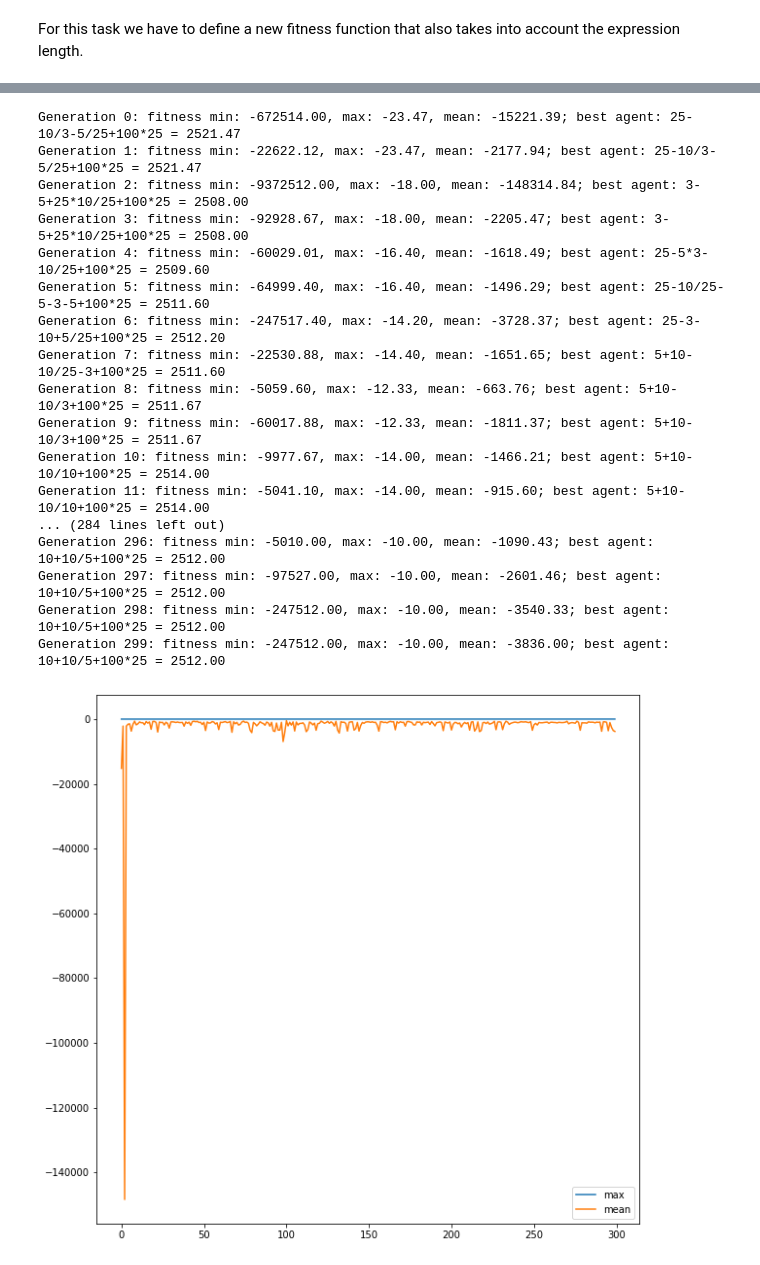
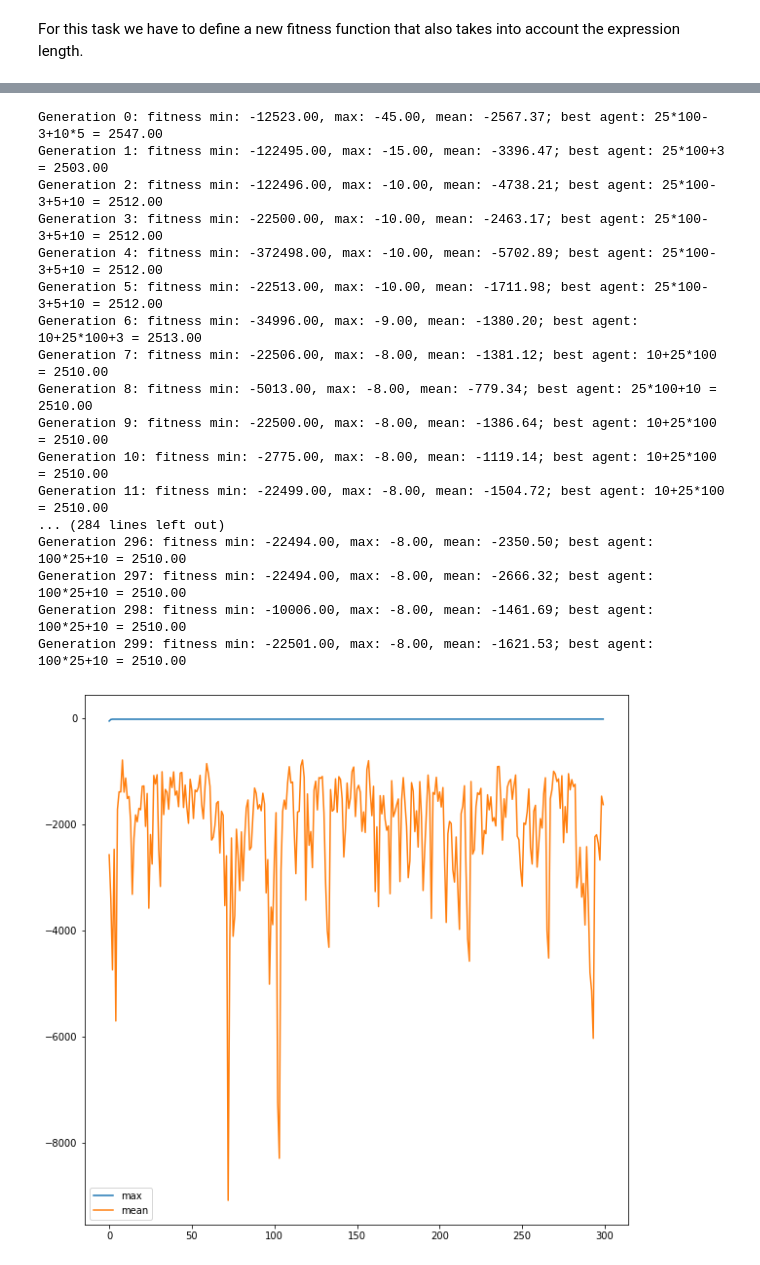
Before and after one commit to njezersek/Inteligent-Systems-assignment1, a Jupyter notebook: assignment.ipynb, the cells around one changed output, grey strips where cells are left out. Saved outputs shown, nothing was run; the diff lists cells and outputs as text; code cells hidden in the pictures.

```diff
--- a/assignment.ipynb
+++ b/assignment.ipynb
@@ -646,7 +646,7 @@ population = [generate_agent() for _ in range(population_size)]
 _ = evolve(
     population,
     fitness_length,
-    select_best_agents,
+    select_best_plus_random,
     crossover,
     mutation,
     fitness_threshold=10000.00,
@@ -674,31 +673,31 @@ def fitness_length_2(agent):
 # %%
 population = [generate_agent() for _ in range(population_size)]
 _ = evolve(
     population,
     fitness_length_2,
-    select_best_agents,
+    select_best_plus_random,
     crossover,
     mutation,
-    fitness_threshold=-8,
+    fitness_threshold=0,
     mutation_probability=0.4, survival_probability=0.2, max_iterations=300,
     verbose=True, keep_best=False, plot=True
 )
 # %% [output]
-Generation 0: fitness min: -672514.00, max: -23.47, mean: -15221.39; best agent: 25-10/3-5/25+100*25 = 2521.47
-Generation 1: fitness min: -22622.12, max: -23.47, mean: -2177.94; best agent: 25-10/3-5/25+100*25 = 2521.47
-Generation 2: fitness min: -9372512.00, max: -18.00, mean: -148314.84; best agent: 3-5+25*10/25+100*25 = 2508.00
-Generation 3: fitness min: -92928.67, max: -18.00, mean: -2205.47; best agent: 3-5+25*10/25+100*25 = 2508.00
-Generation 4: fitness min: -60029.01, max: -16.40, mean: -1618.49; best agent: 25-5*3-10/25+100*25 = 2509.60
-Generation 5: fitness min: -64999.40, max: -16.40, mean: -1496.29; best agent: 25-10/25-5-3-5+100*25 = 2511.60
-Generation 6: fitness min: -247517.40, max: -14.20, mean: -3728.37; best agent: 25-3-10+5/25+100*25 = 2512.20
-Generation 7: fitness min: -22530.88, max: -14.40, mean: -1651.65; best agent: 5+10-10/25-3+100*25 = 2511.60
-Generation 8: fitness min: -5059.60, max: -12.33, mean: -663.76; best agent: 5+10-10/3+100*25 = 2511.67
-Generation 9: fitness min: -60017.88, max: -12.33, mean: -1811.37; best agent: 5+10-10/3+100*25 = 2511.67
-Generation 10: fitness min: -9977.67, max: -14.00, mean: -1466.21; best agent: 5+10-10/10+100*25 = 2514.00
-Generation 11: fitness min: -5041.10, max: -14.00, mean: -915.60; best agent: 5+10-10/10+100*25 = 2514.00
+Generation 0: fitness min: -12523.00, max: -45.00, mean: -2567.37; best agent: 25*100-3+10*5 = 2547.00
+Generation 1: fitness min: -122495.00, max: -15.00, mean: -3396.47; best agent: 25*100+3 = 2503.00
+Generation 2: fitness min: -122496.00, max: -10.00, mean: -4738.21; best agent: 25*100-3+5+10 = 2512.00
+Generation 3: fitness min: -22500.00, max: -10.00, mean: -2463.17; best agent: 25*100-3+5+10 = 2512.00
+Generation 4: fitness min: -372498.00, max: -10.00, mean: -5702.89; best agent: 25*100-3+5+10 = 2512.00
+Generation 5: fitness min: -22513.00, max: -10.00, mean: -1711.98; best agent: 25*100-3+5+10 = 2512.00
+Generation 6: fitness min: -34996.00, max: -9.00, mean: -1380.20; best agent: 10+25*100+3 = 2513.00
+Generation 7: fitness min: -22506.00, max: -8.00, mean: -1381.12; best agent: 10+25*100 = 2510.00
+Generation 8: fitness min: -5013.00, max: -8.00, mean: -779.34; best agent: 25*100+10 = 2510.00
+Generation 9: fitness min: -22500.00, max: -8.00, mean: -1386.64; best agent: 10+25*100 = 2510.00
+Generation 10: fitness min: -2775.00, max: -8.00, mean: -1119.14; best agent: 10+25*100 = 2510.00
+Generation 11: fitness min: -22499.00, max: -8.00, mean: -1504.72; best agent: 10+25*100 = 2510.00
 ... (284 lines left out)
-Generation 296: fitness min: -5010.00, max: -10.00, mean: -1090.43; best agent: 10+10/5+100*25 = 2512.00
-Generation 297: fitness min: -97527.00, max: -10.00, mean: -2601.46; best agent: 10+10/5+100*25 = 2512.00
-Generation 298: fitness min: -247512.00, max: -10.00, mean: -3540.33; best agent: 10+10/5+100*25 = 2512.00
-Generation 299: fitness min: -247512.00, max: -10.00, mean: -3836.00; best agent: 10+10/5+100*25 = 2512.00
+Generation 296: fitness min: -22494.00, max: -8.00, mean: -2350.50; best agent: 100*25+10 = 2510.00
+Generation 297: fitness min: -22494.00, max: -8.00, mean: -2666.32; best agent: 100*25+10 = 2510.00
+Generation 298: fitness min: -10006.00, max: -8.00, mean: -1461.69; best agent: 100*25+10 = 2510.00
+Generation 299: fitness min: -22501.00, max: -8.00, mean: -1621.53; best agent: 100*25+10 = 2510.00
-[figure, old version]
+[figure, new version]
```
Also changed, not shown: parts of 1 cell of this notebook.
